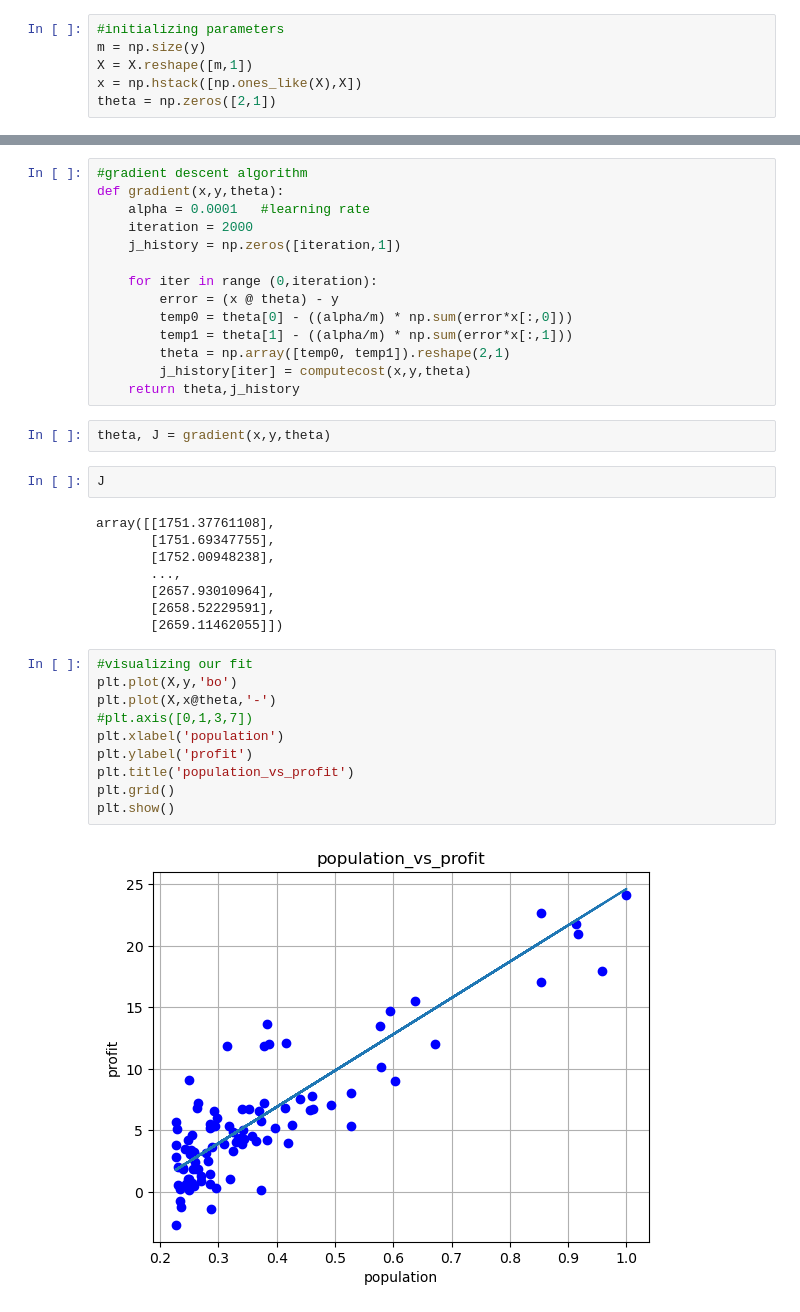
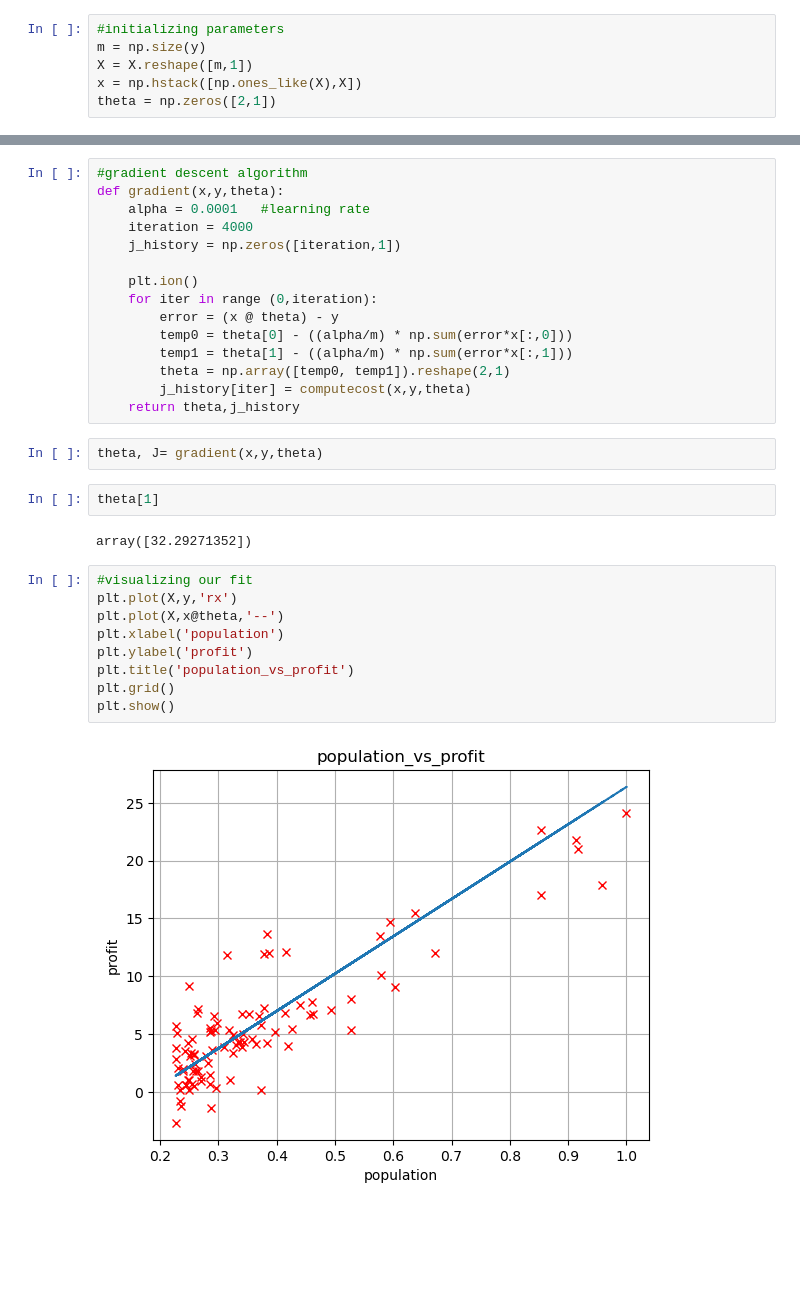
Before and after one commit to sauravbhusal/LINEAR_REGRESSION_FROM_SCRATCH, a Jupyter notebook: simple_linear_regression/simple_linear_regression.ipynb, the cells around one changed output, grey strips where cells are left out. Cells and saved outputs as stored; diff of their text form; blank space fills up the shorter version.

```diff
--- a/simple_linear_regression/simple_linear_regression.ipynb
+++ b/simple_linear_regression/simple_linear_regression.ipynb
@@ -145,9 +121,10 @@ print(computecost(x,y,theta))
 #gradient descent algorithm
 def gradient(x,y,theta):
     alpha = 0.0001   #learning rate
-    iteration = 2000
+    iteration = 4000
     j_history = np.zeros([iteration,1])
 
+    plt.ion()
     for iter in range (0,iteration):
         error = (x @ theta) - y
         temp0 = theta[0] - ((alpha/m) * np.sum(error*x[:,0]))
@@ -156,26 +133,19 @@ def gradient(x,y,theta):
         j_history[iter] = computecost(x,y,theta)
     return theta,j_history
 # %%
-theta, J = gradient(x,y,theta)
+theta, J= gradient(x,y,theta)
 # %%
-J
+theta[1]
 # %% [output]
-array([[1751.37761108],
-       [1751.69347755],
-       [1752.00948238],
-       ...,
-       [2657.93010964],
-       [2658.52229591],
-       [2659.11462055]])
+array([32.29271352])
 # %%
 #visualizing our fit
-plt.plot(X,y,'bo')
-plt.plot(X,x@theta,'-')
-#plt.axis([0,1,3,7])
+plt.plot(X,y,'rx')
+plt.plot(X,x@theta,'--')
 plt.xlabel('population')
 plt.ylabel('profit')
 plt.title('population_vs_profit')
 plt.grid()
 plt.show()
 # %% [output]
-[figure, old version]
+[figure, new version]
```
Also changed, not shown: parts of 7 cells of this notebook.
